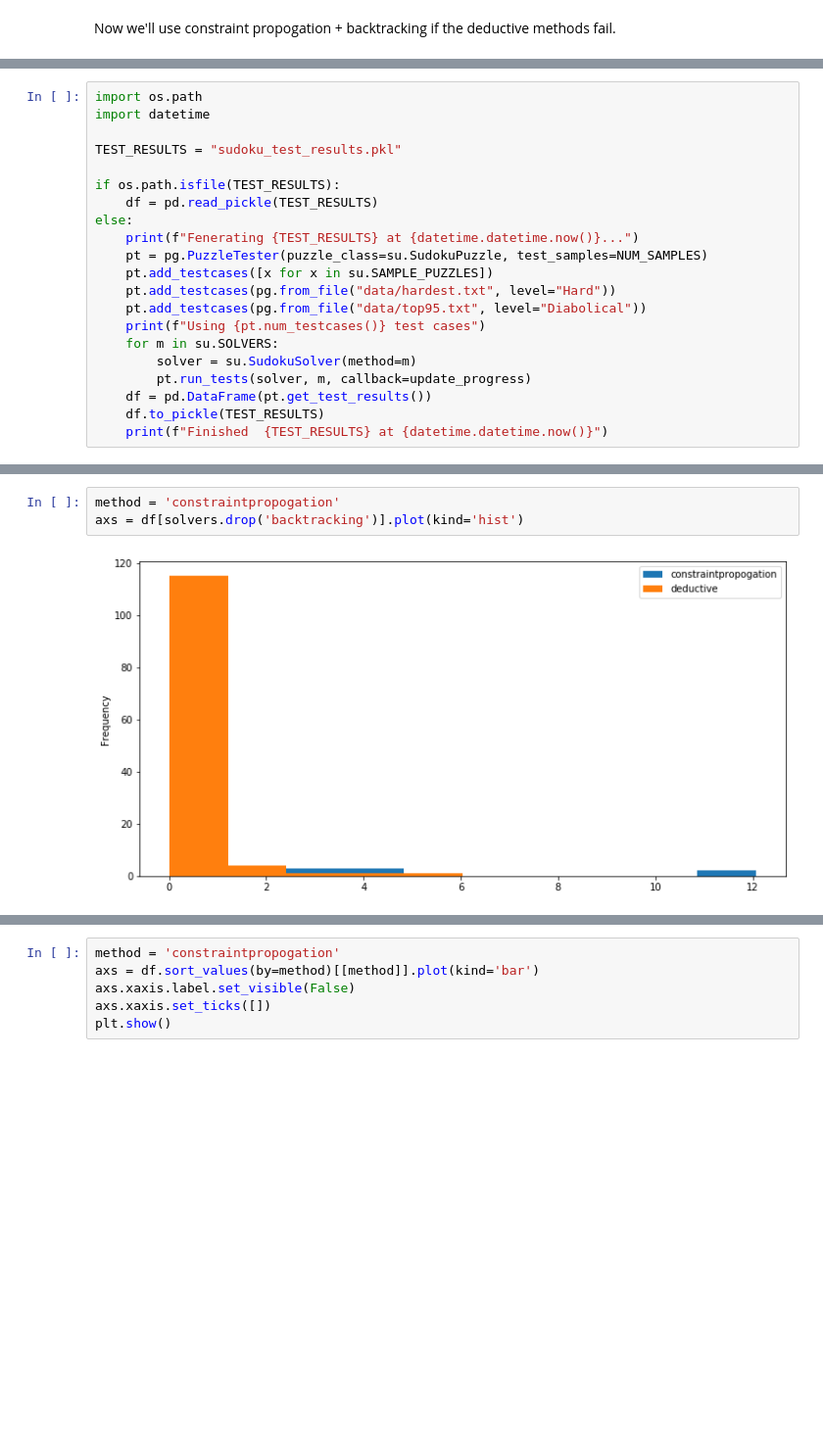
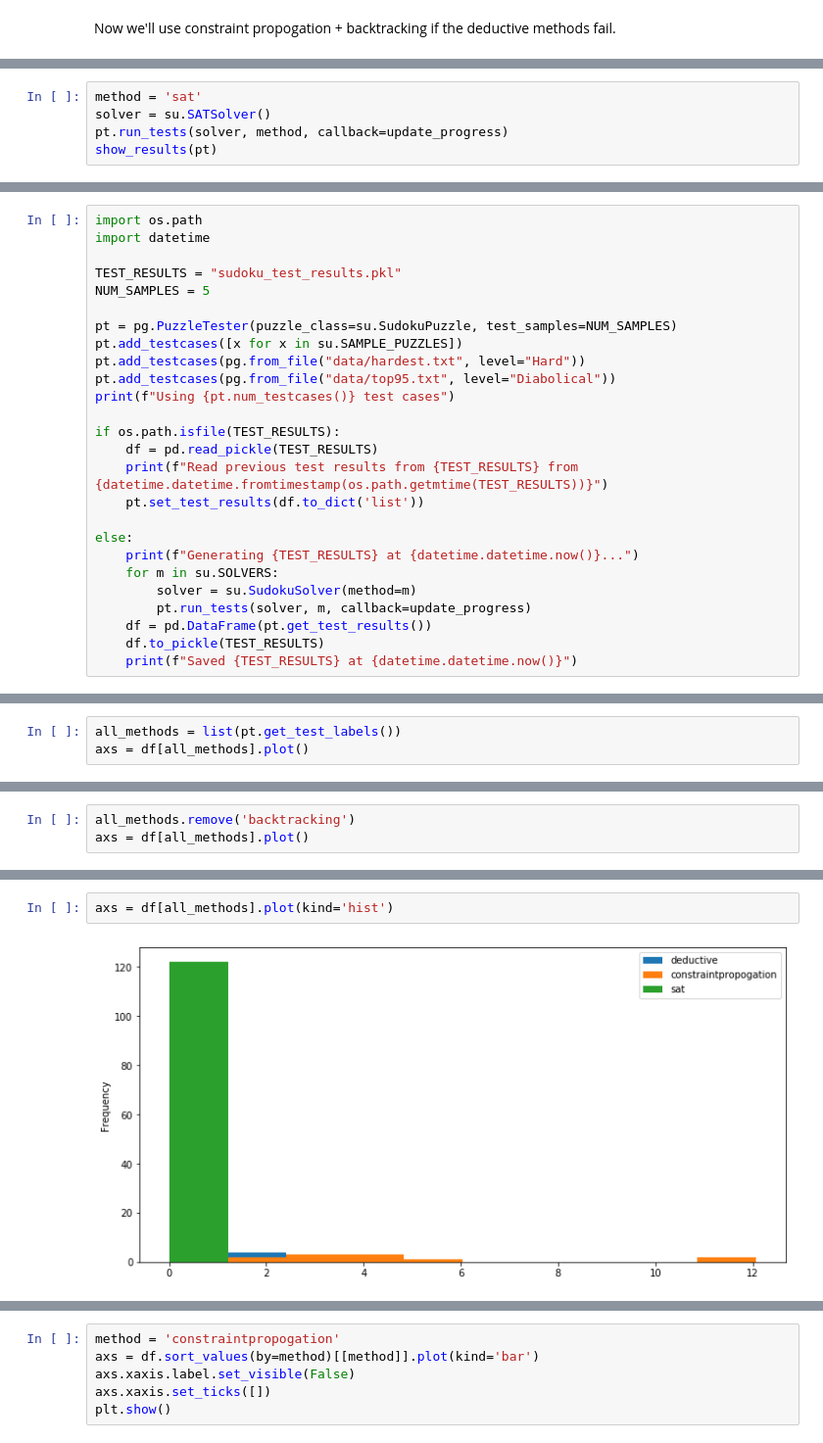
Before and after one commit to hissohathair/puzzle-solvers, a Jupyter notebook: Sudoku Solver.ipynb, the cells around one changed output, grey strips where cells are left out. Shown: that part at 98% size. Cells and saved outputs as stored; diff of their text form; blank space fills up the shorter version.

```diff
--- a/Sudoku Solver.ipynb
+++ b/Sudoku Solver.ipynb
@@ -283,0 +286,5 @@ df.style.applymap(color_nan).format({m: '{:.3f}' for m in su.SOLVERS}).format({m
+# %%
+method = 'sat'
+solver = su.SATSolver()
+pt.run_tests(solver, method, callback=update_progress)
+show_results(pt)
@@ -292,19 +323,24 @@ import os.path
 import datetime
 
 TEST_RESULTS = "sudoku_test_results.pkl"
+NUM_SAMPLES = 5
+
+pt = pg.PuzzleTester(puzzle_class=su.SudokuPuzzle, test_samples=NUM_SAMPLES)
+pt.add_testcases([x for x in su.SAMPLE_PUZZLES])
+pt.add_testcases(pg.from_file("data/hardest.txt", level="Hard"))
+pt.add_testcases(pg.from_file("data/top95.txt", level="Diabolical"))
+print(f"Using {pt.num_testcases()} test cases")
 
 if os.path.isfile(TEST_RESULTS):
     df = pd.read_pickle(TEST_RESULTS)
+    print(f"Read previous test results from {TEST_RESULTS} from {datetime.datetime.fromtimestamp(os.path.getmtime(TEST_RESULTS))}")
+    pt.set_test_results(df.to_dict('list'))
+
 else:
-    print(f"Fenerating {TEST_RESULTS} at {datetime.datetime.now()}...")
-    pt = pg.PuzzleTester(puzzle_class=su.SudokuPuzzle, test_samples=NUM_SAMPLES)
-    pt.add_testcases([x for x in su.SAMPLE_PUZZLES])
-    pt.add_testcases(pg.from_file("data/hardest.txt", level="Hard"))
-    pt.add_testcases(pg.from_file("data/top95.txt", level="Diabolical"))
-    print(f"Using {pt.num_testcases()} test cases")
+    print(f"Generating {TEST_RESULTS} at {datetime.datetime.now()}...")
     for m in su.SOLVERS:
         solver = su.SudokuSolver(method=m)
         pt.run_tests(solver, m, callback=update_progress)
     df = pd.DataFrame(pt.get_test_results())
     df.to_pickle(TEST_RESULTS)
-    print(f"Finished  {TEST_RESULTS} at {datetime.datetime.now()}")
+    print(f"Saved {TEST_RESULTS} at {datetime.datetime.now()}")
@@ -336,0 +375,3 @@ So, at this point, going to stop testing with backtracking alone. But there are
+# %%
+all_methods = list(pt.get_test_labels())
+axs = df[all_methods].plot()
@@ -336,0 +382,3 @@ So, at this point, going to stop testing with backtracking alone. But there are
+# %%
+all_methods.remove('backtracking')
+axs = df[all_methods].plot()
@@ -337,5 +391,4 @@ So, at this point, going to stop testing with backtracking alone. But there are
 # %%
-method = 'constraintpropogation'
-axs = df[solvers.drop('backtracking')].plot(kind='hist')
+axs = df[all_methods].plot(kind='hist')
 # %% [output]
-[figure, old version]
+[figure, new version]
```
Also changed, not shown: parts of 105 cells of this notebook, 3 other files.
